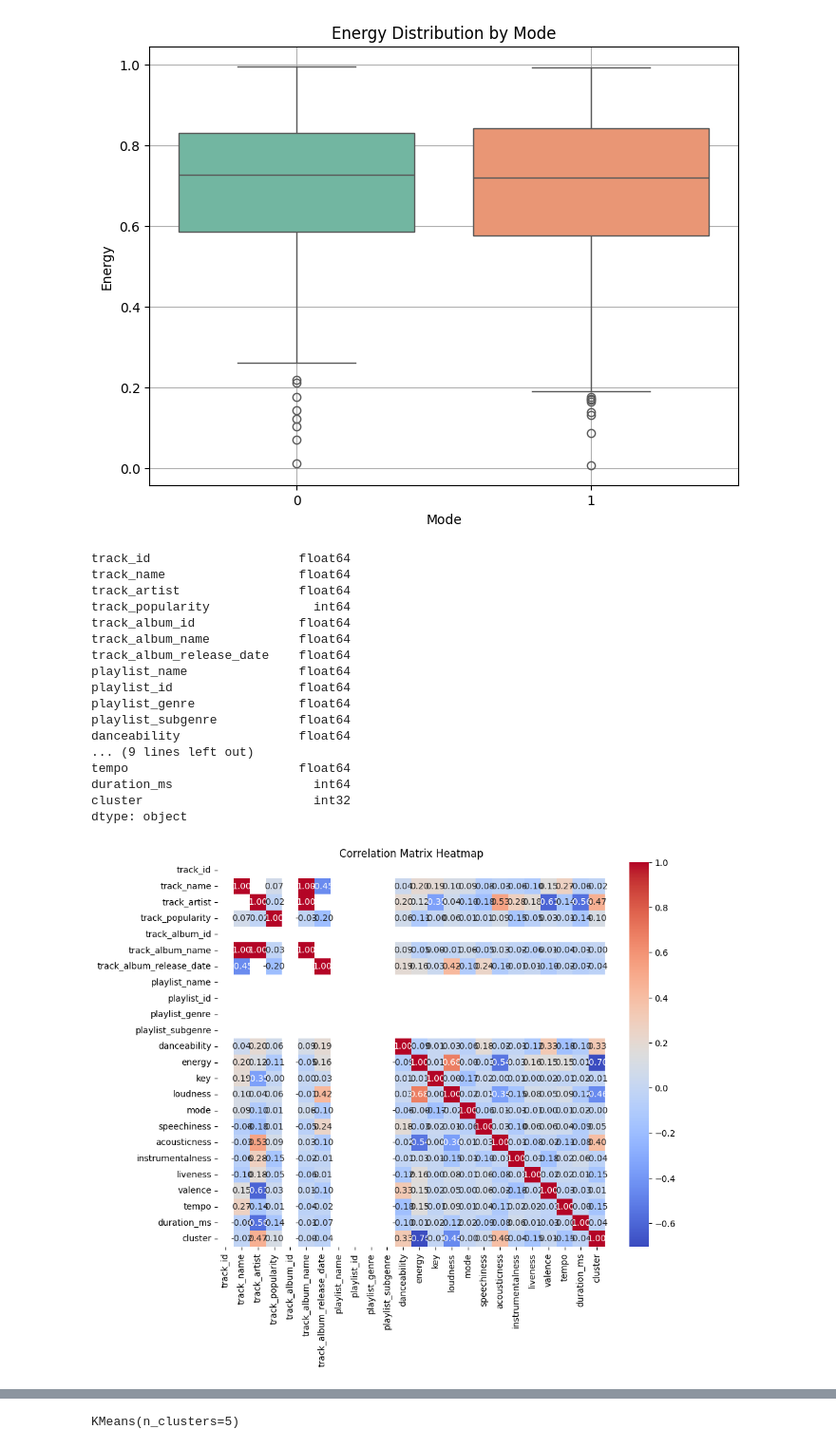
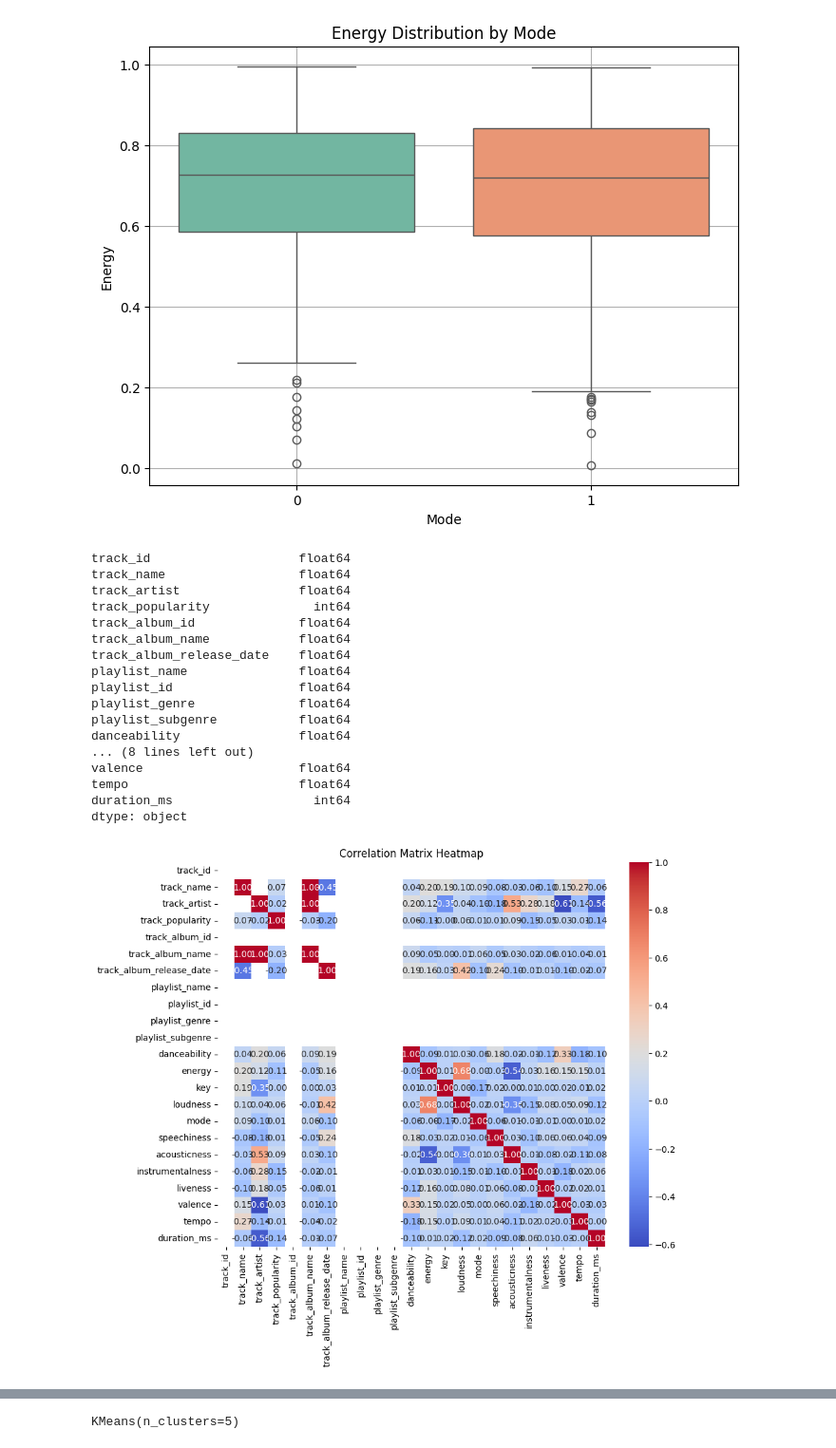
Before and after one commit to aT-404/CorizoMProject, a Jupyter notebook: Project2.ipynb, the cells around one changed output, grey strips where cells are left out. Shown at 95% size. Drawn from its saved outputs; the diff is of its cells as text; code cells hidden in the pictures.

```diff
--- a/Project2.ipynb
+++ b/Project2.ipynb
@@ -138,65 +143,65 @@ Passing `palette` without assigning `hue` is deprecated and will be removed in v
 # %%
 # Replace non-numeric characters with an empty string
-df['track_name'] = df['track_name'].str.replace(r'[^0-9.]', '')
+df1['track_name'] = df1['track_name'].str.replace(r'[^0-9.]', '')
 
 # Convert the column to float
-df['track_name'] = pd.to_numeric(df['track_name'], errors='coerce')
+df1['track_name'] = pd.to_numeric(df1['track_name'], errors='coerce')
 
 # Replace non-numeric characters with an empty string
-df['track_id'] = df['track_id'].str.replace(r'[^0-9.]', '')
+df1['track_id'] = df1['track_id'].str.replace(r'[^0-9.]', '')
 
 # Convert the column to float
-df['track_id'] = pd.to_numeric(df['track_id'], errors='coerce')
+df1['track_id'] = pd.to_numeric(df1['track_id'], errors='coerce')
 
 # Replace non-numeric characters with an empty string
-df['playlist_subgenre'] = df['playlist_subgenre'].str.replace(r'[^0-9.]', '')
+df1['playlist_subgenre'] = df1['playlist_subgenre'].str.replace(r'[^0-9.]', '')
 
 # Convert the column to float
-df['playlist_subgenre'] = pd.to_numeric(df['playlist_subgenre'], errors='coerce')
+df1['playlist_subgenre'] = pd.to_numeric(df1['playlist_subgenre'], errors='coerce')
 
 # Replace non-numeric characters with an empty string
-df['playlist_genre'] = df['playlist_genre'].str.replace(r'[^0-9.]', '')
+df1['playlist_genre'] = df1['playlist_genre'].str.replace(r'[^0-9.]', '')
 
 # Convert the column to float
-df['playlist_genre'] = pd.to_numeric(df['playlist_genre'], errors='coerce')
+df1['playlist_genre'] = pd.to_numeric(df1['playlist_genre'], errors='coerce')
 
 # Replace non-numeric characters with an empty string
-df['playlist_id'] = df['playlist_id'].str.replace(r'[^0-9.]', '')
+df1['playlist_id'] = df1['playlist_id'].str.replace(r'[^0-9.]', '')
 
 # Convert the column to float
-df['playlist_id'] = pd.to_numeric(df['playlist_id'], errors='coerce')
+df1['playlist_id'] = pd.to_numeric(df1['playlist_id'], errors='coerce')
 
 # Replace non-numeric characters with an empty string
-df['playlist_name'] = df['playlist_name'].str.replace(r'[^0-9.]', '')
+df1['playlist_name'] = df1['playlist_name'].str.replace(r'[^0-9.]', '')
 
 # Convert the column to float
-df['playlist_name'] = pd.to_numeric(df['playlist_name'], errors='coerce')
+df1['playlist_name'] = pd.to_numeric(df1['playlist_name'], errors='coerce')
 
 # Replace non-numeric characters with an empty string
-df['track_album_release_date'] = df['track_album_release_date'].str.replace(r'[^0-9.]', '')
+df1['track_album_release_date'] = df1['track_album_release_date'].str.replace(r'[^0-9.]', '')
 
 # Convert the column to float
-df['track_album_release_date'] = pd.to_numeric(df['track_album_release_date'], errors='coerce')
+df1['track_album_release_date'] = pd.to_numeric(df1['track_album_release_date'], errors='coerce')
 
 # Replace non-numeric characters with an empty string
-df['track_album_name'] = df['track_album_name'].str.replace(r'[^0-9.]', '')
+df1['track_album_name'] = df1['track_album_name'].str.replace(r'[^0-9.]', '')
 
 # Convert the column to float
-df['track_album_name'] = pd.to_numeric(df['track_album_name'], errors='coerce')
+df1['track_album_name'] = pd.to_numeric(df1['track_album_name'], errors='coerce')
 
 # Replace non-numeric characters with an empty string
-df['track_album_id'] = df['track_album_id'].str.replace(r'[^0-9.]', '')
+df1['track_album_id'] = df1['track_album_id'].str.replace(r'[^0-9.]', '')
 
 # Convert the column to float
-df['track_album_id'] = pd.to_numeric(df['track_album_id'], errors='coerce')
+df1['track_album_id'] = pd.to_numeric(df1['track_album_id'], errors='coerce')
 
 # Replace non-numeric characters with an empty string
-df['track_artist'] = df['track_artist'].str.replace(r'[^0-9.]', '')
+df1['track_artist'] = df1['track_artist'].str.replace(r'[^0-9.]', '')
 
 # Convert the column to float
-df['track_artist'] = pd.to_numeric(df['track_artist'], errors='coerce')
+df1['track_artist'] = pd.to_numeric(df1['track_artist'], errors='coerce')
 # %%
-print(df.dtypes)
+print(df1.dtypes)
 # %% [output]
 track_id                    float64
 track_name                  float64
@@ -210,18 +215,18 @@ playlist_id                 float64
 playlist_genre              float64
 playlist_subgenre           float64
 danceability                float64
-... (9 lines left out)
+... (8 lines left out)
+valence                     float64
 tempo                       float64
 duration_ms                   int64
-cluster                       int32
 dtype: object
 # %%
-correlation_matrix = df.corr()
+correlation_matrix = df1.corr()
 
 
 plt.figure(figsize=(10, 8))  # Adjust the figure size as needed
 sns.heatmap(correlation_matrix, annot=True, cmap='coolwarm', fmt='.2f')
 plt.title("Correlation Matrix Heatmap")
 plt.show()
 # %% [output]
-[figure, old version]
+[figure, new version]
```
Also changed, not shown: parts of 11 cells of this notebook.
